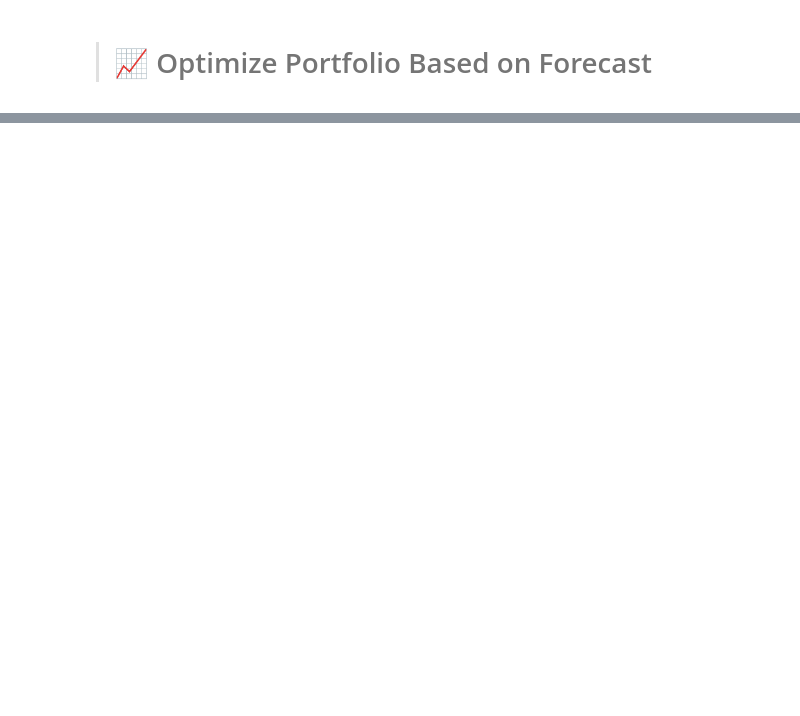
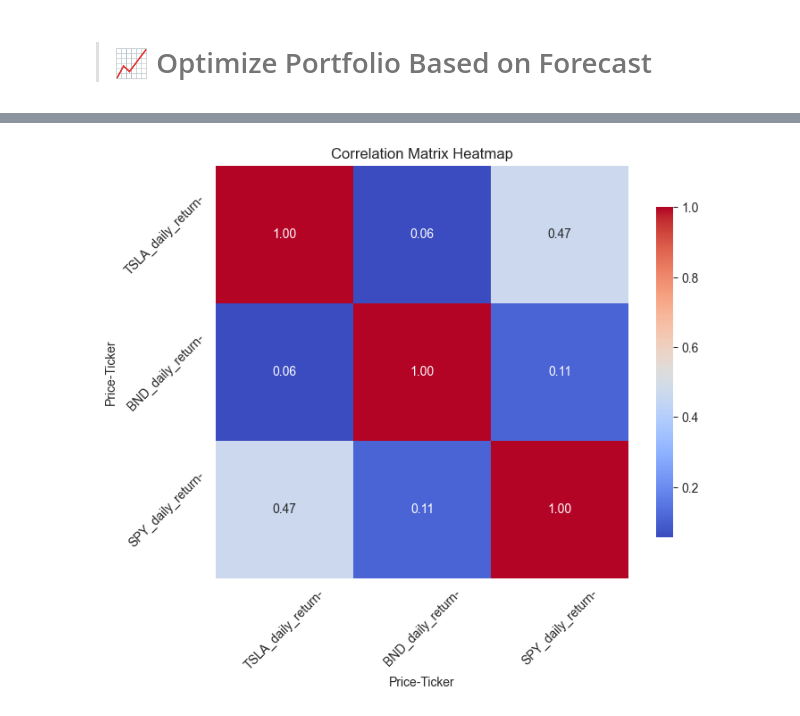
Before and after one commit to hanaDemma/Time-Series-Forecasting-for-Portfolio-Management-Optimization, a Jupyter notebook: notebooks/portfolioManagement.ipynb, the cells around one changed output, grey strips where cells are left out. Drawn from its saved outputs; the diff is of its cells as text; code cells hidden in the pictures; blank space fills up the shorter version.

Commit message:
daily return

```diff
--- a/notebooks/portfolioManagement.ipynb
+++ b/notebooks/portfolioManagement.ipynb
@@ -628,0 +629,6 @@ annual_returns
+# %%
+daily_returns = df[['TSLA_daily_return', 'BND_daily_return', 'SPY_daily_return']]
+
+correlation_returns(daily_returns)
+# %% [output]
+[figure, added]
```
Also changed, not shown: parts of 12 cells of this notebook, 2 other files.
